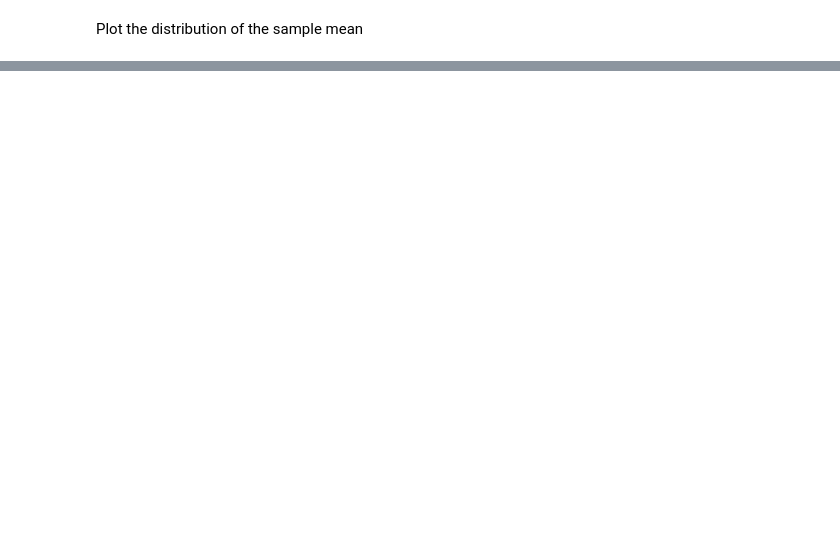
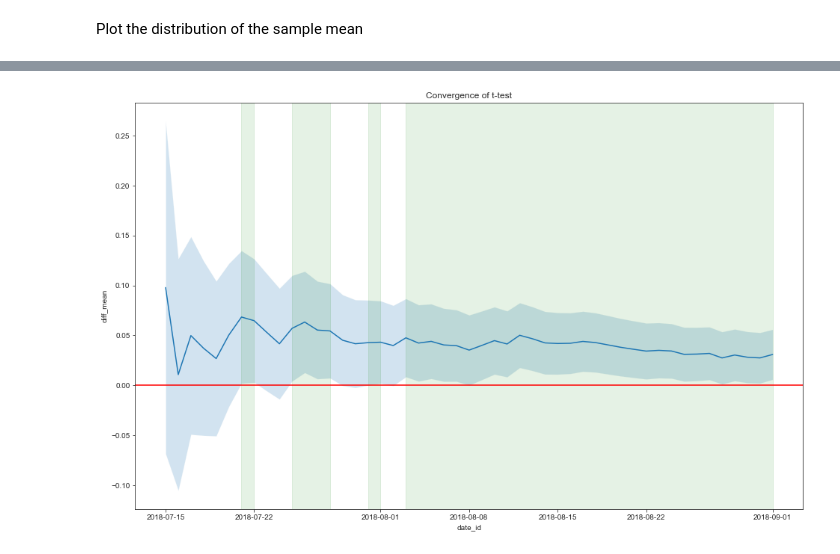
Before and after one commit to Senonino/data-ber-01-20, a Jupyter notebook: Notes/module_2/week_5/7_analytics-ab_testing.ipynb, the cells around one changed output, grey strips where cells are left out. Drawn from its saved outputs; the diff is of its cells as text; code cells hidden in the pictures; blank space fills up the shorter version.

```diff
--- a/Notes/module_2/week_5/7_analytics-ab_testing.ipynb
+++ b/Notes/module_2/week_5/7_analytics-ab_testing.ipynb
@@ -325,0 +342,3 @@ Ttest_indResult(statistic=-2.6322465605806493, pvalue=0.008485564619965413)
+# %%
+df_exp = df.loc[df["date_id"].ge("2018-07-15")].copy()
+df_exp
@@ -325,0 +437,2 @@ Ttest_indResult(statistic=-2.6322465605806493, pvalue=0.008485564619965413)
+# %%
+df_cum_exp = pd.DataFrame([generate_cum_test_results(df_exp, date) for date in pd.date_range(start="2018-07-15", end="2018-09-01")])
@@ -325,0 +448,30 @@ Ttest_indResult(statistic=-2.6322465605806493, pvalue=0.008485564619965413)
+# %%
+fig, ax = plt.subplots(figsize=(16,10))
+
+sns.lineplot(data=df_cum_exp,
+             x="date_id",
+             y="diff_mean",
+             ax=ax);
+ax.set_title("Convergence of t-test");
+ax.axhline(0, color="r");
+ax.fill_between(x=df_cum_exp["date_id"],
+                y1=df_cum_exp["lc"],
+                y2=df_cum_exp["uc"],
+                alpha=0.2);
+
+df_sig = df_cum_exp.assign(sig=df_cum_exp["p-value"].le(.05).astype(int))
+df_sig = df_sig[df_sig["sig"].eq(1)]
+df_sig = df_sig.assign(shifted_date=df_sig["date_id"].shift(1))
+df_sig = df_sig.assign(new_range_ind=(~df_sig["date_id"].eq(df_sig["shifted_date"] + np.timedelta64(1,"D"))).astype(int))
+df_sig = (df_sig
+          .assign(range_id=df_sig["new_range_ind"].cumsum())
+          .drop(columns=["sig",
+                         "shifted_date",
+                         "new_range_ind"]))
+for start_date, end_date in df_sig.groupby("range_id").agg({"date_id": ["min", "max"]}).values:
+    ax.axvspan(start_date,
+               end_date,
+               color="g",
+               alpha=0.1);
+# %% [output]
+[figure, added]
```
Also changed, not shown: parts of 34 cells of this notebook.
